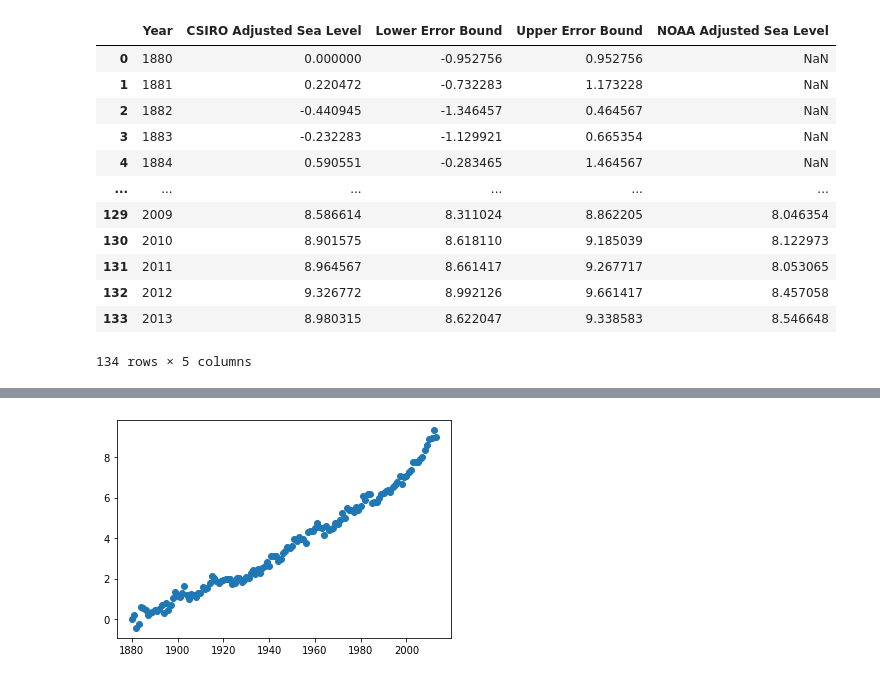
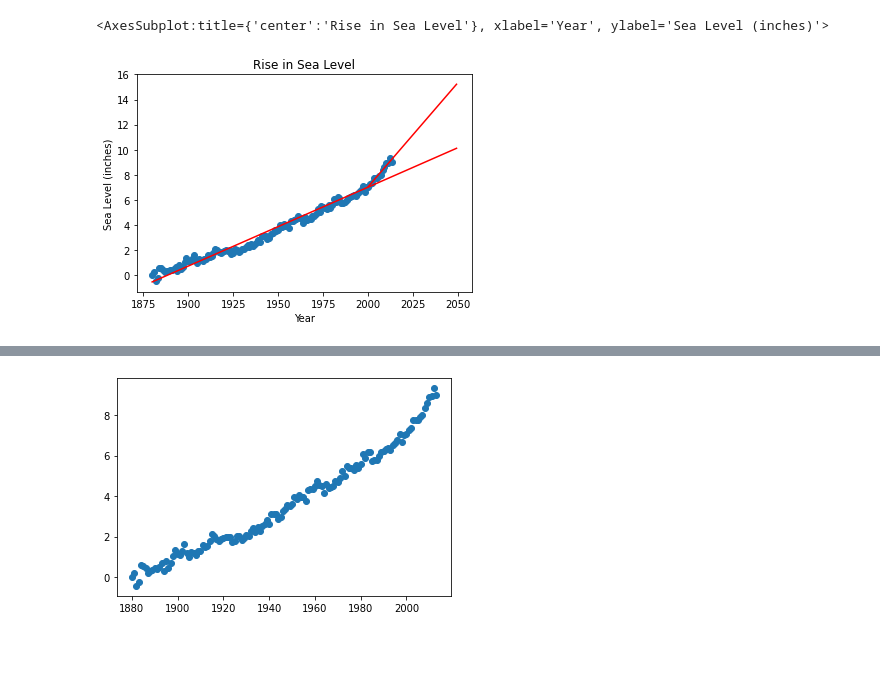
Before and after one commit to MSabatini0/Data-analysis-with-Python-FreeCodeCamp-projects-, a Jupyter notebook: Sea Level Predictor.ipynb, the cells around one changed output, grey strips where cells are left out. Cells and saved outputs as stored; diff of their text form; code cells hidden in the pictures; blank space fills up the shorter version.

```diff
--- a/Sea Level Predictor.ipynb
+++ b/Sea Level Predictor.ipynb
@@ -11,31 +11,30 @@ def draw_plot():
     plt.scatter(x=df['Year'], y=df['CSIRO Adjusted Sea Level'])
 
     # Create first line of best fit
+    slope, intercept,_,_,_ = linregress(x=df['Year'], y=df['CSIRO Adjusted Sea Level'])
 
+    y_calc = slope * range(1880,2051) + intercept
+    plt.plot(range(1880,2051), y_calc, color='red')
 
     # Create second line of best fit
+    slope2, intercept2,_,_,_ = linregress(x=df[df['Year']>=2000]['Year'], y=df[df['Year']>=2000]['CSIRO Adjusted Sea Level'])
 
+    y_calc2 = slope2 * range(2000,2051) + intercept2
+    plt.plot(range(2000,2051), y_calc2, color='red')
 
     # Add labels and title
-
+    plt.xlabel('Year')
+    plt.ylabel('Sea Level (inches)')
+    plt.title('Rise in Sea Level')
 
     # Save plot and return data for testing (DO NOT MODIFY)
     plt.savefig('sea_level_plot.png')
     return plt.gca()
-# %% [output]
-|  | Year | CSIRO Adjusted Sea Level | Lower Error Bound | Upper Error Bound | NOAA Adjusted Sea Level |
-| 0 | 1880 | 0.000000 | -0.952756 | 0.952756 | NaN |
-| 1 | 1881 | 0.220472 | -0.732283 | 1.173228 | NaN |
-| 2 | 1882 | -0.440945 | -1.346457 | 0.464567 | NaN |
-| 3 | 1883 | -0.232283 | -1.129921 | 0.665354 | NaN |
-| 4 | 1884 | 0.590551 | -0.283465 | 1.464567 | NaN |
-| ... | ... | ... | ... | ... | ... |
-| 129 | 2009 | 8.586614 | 8.311024 | 8.862205 | 8.046354 |
-| 130 | 2010 | 8.901575 | 8.618110 | 9.185039 | 8.122973 |
-| 131 | 2011 | 8.964567 | 8.661417 | 9.267717 | 8.053065 |
-| 132 | 2012 | 9.326772 | 8.992126 | 9.661417 | 8.457058 |
-| 133 | 2013 | 8.980315 | 8.622047 | 9.338583 | 8.546648 |
-134 rows × 5 columns
+# %%
+draw_plot()
+# %% [output]
+<AxesSubplot:title={'center':'Rise in Sea Level'}, xlabel='Year', ylabel='Sea Level (inches)'>
+[figure, added]
 # %%
 df = pd.read_csv('epa-sea-level.csv')
 df
```
Also changed, not shown: parts of 4 cells of this notebook.
